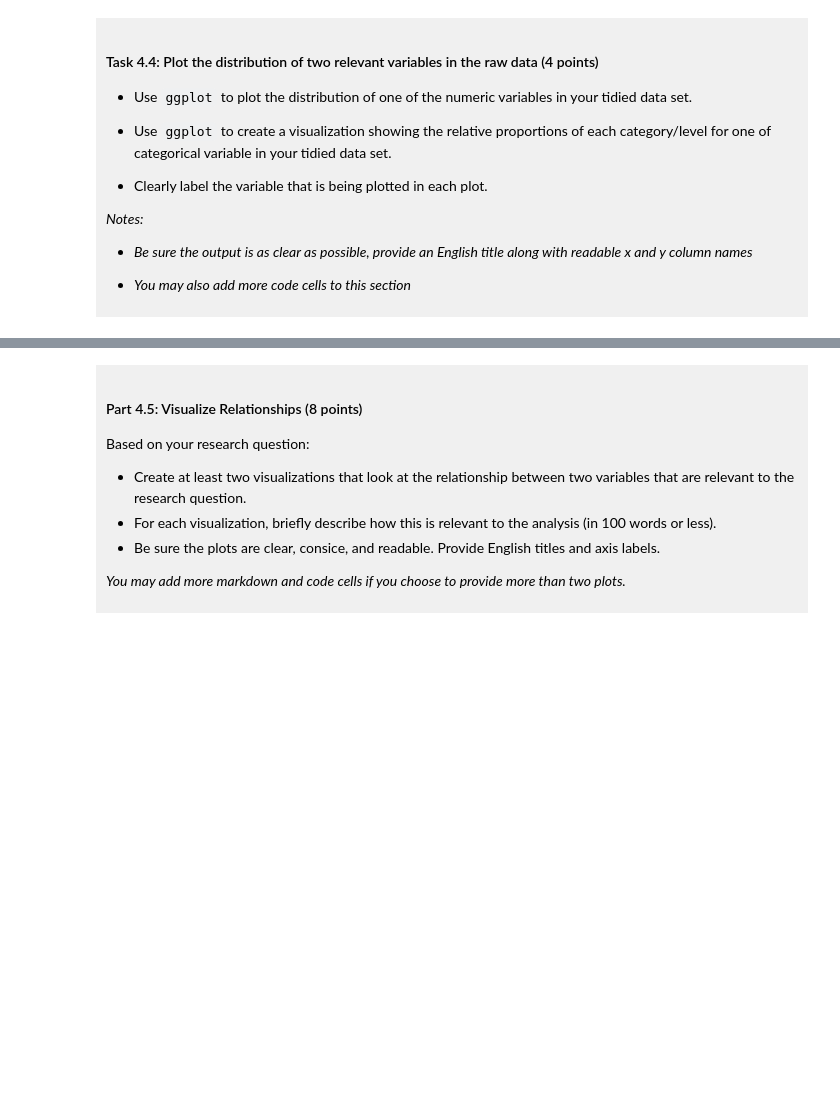
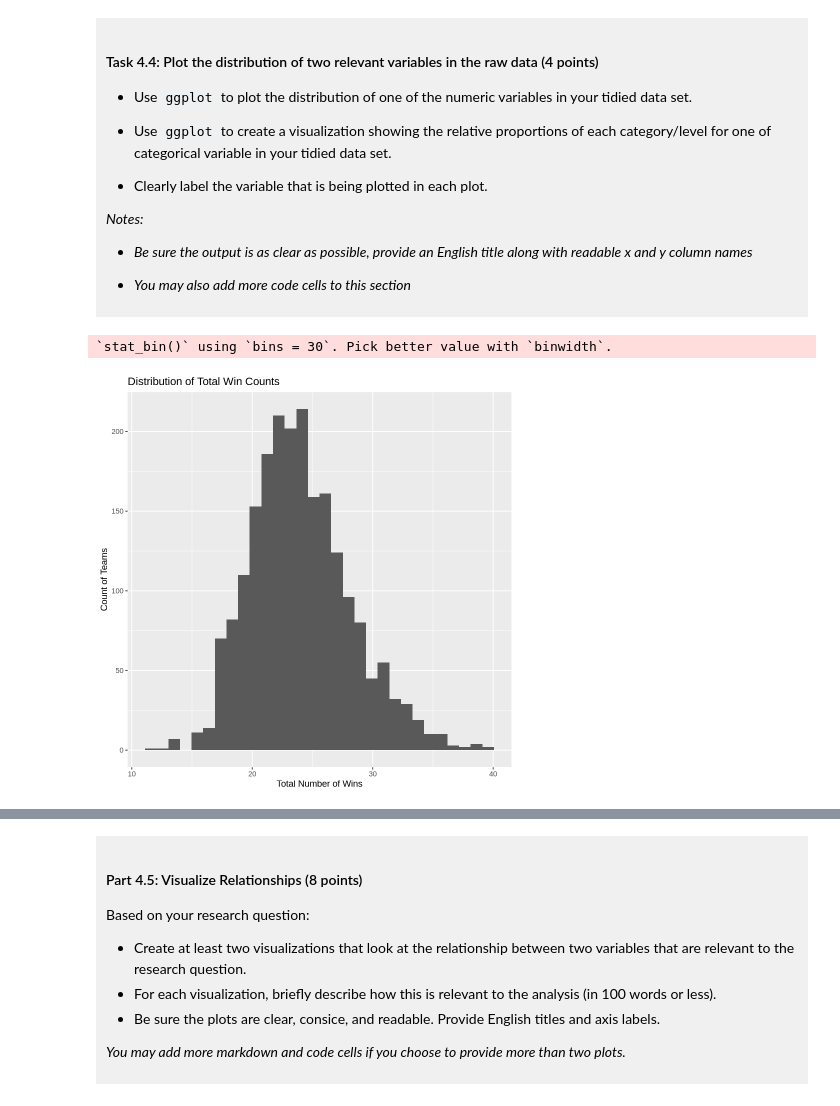
Before and after one commit to njancola/dsci-100-project-nora-jancola, a Jupyter notebook: dsci-100-project-notebook.ipynb, the cells around one changed output, grey strips where cells are left out. Saved outputs shown, nothing was run; the diff lists cells and outputs as text; code cells hidden in the pictures; blank space fills up the shorter version.

```diff
--- a/dsci-100-project-notebook.ipynb
+++ b/dsci-100-project-notebook.ipynb
@@ -291,5 +324,14 @@ You will refine your research question (if needed) and produce a tidy data set.
 
 </div>
 # %%
-### EDIT THIS CODE CELL FOR PLOT 1 ###
+plot_1 <- wmm_data |>
+            ggplot(aes (x = total_wins)) +
+                   geom_histogram() +
+                   ggtitle("Distribution of Total Win Counts") +
+                   labs(x = "Total Number of Wins",
+                        y = "Count of Teams")
+plot_1
+# %% [output]
+`stat_bin()` using `bins = 30`. Pick better value with `binwidth`.
+[figure, added]
 # %%
```
Also changed, not shown: parts of 9 cells of this notebook.
